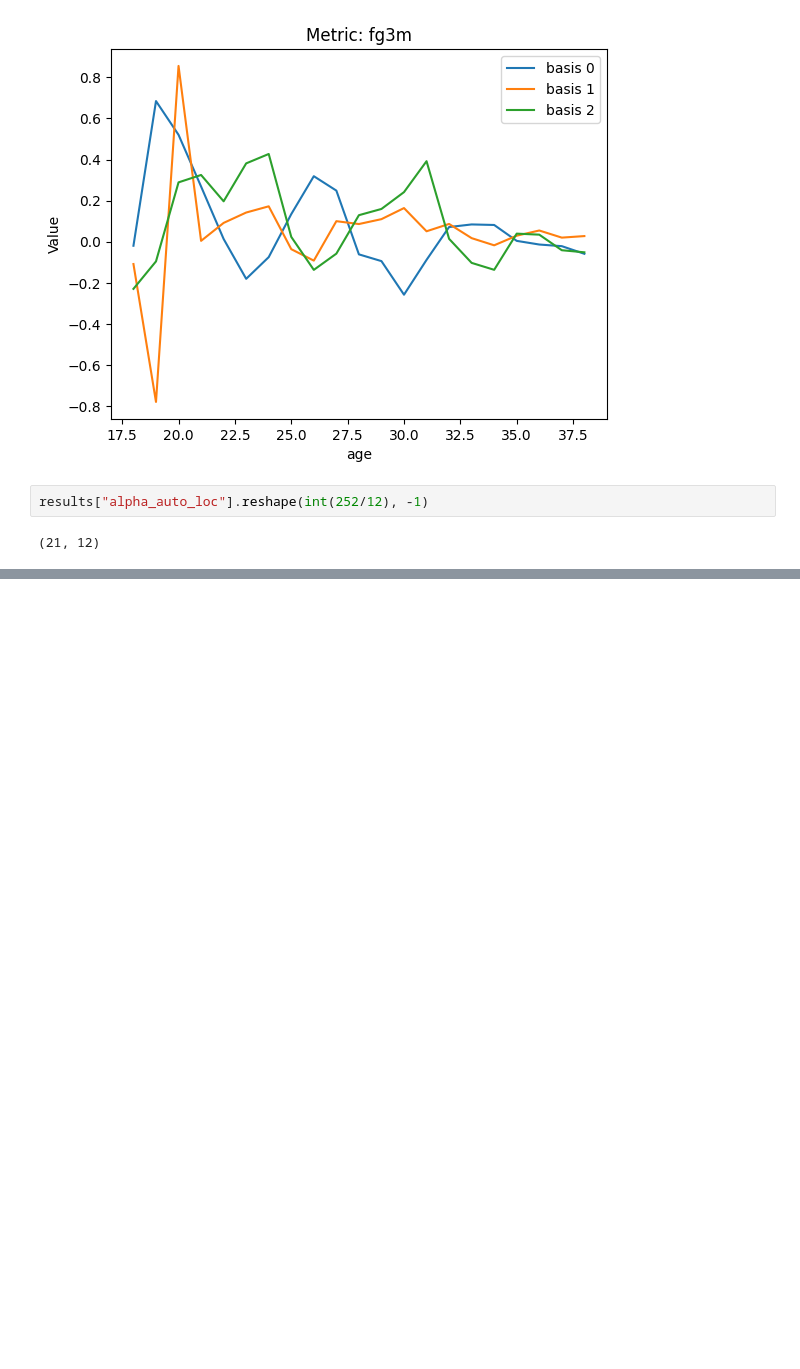
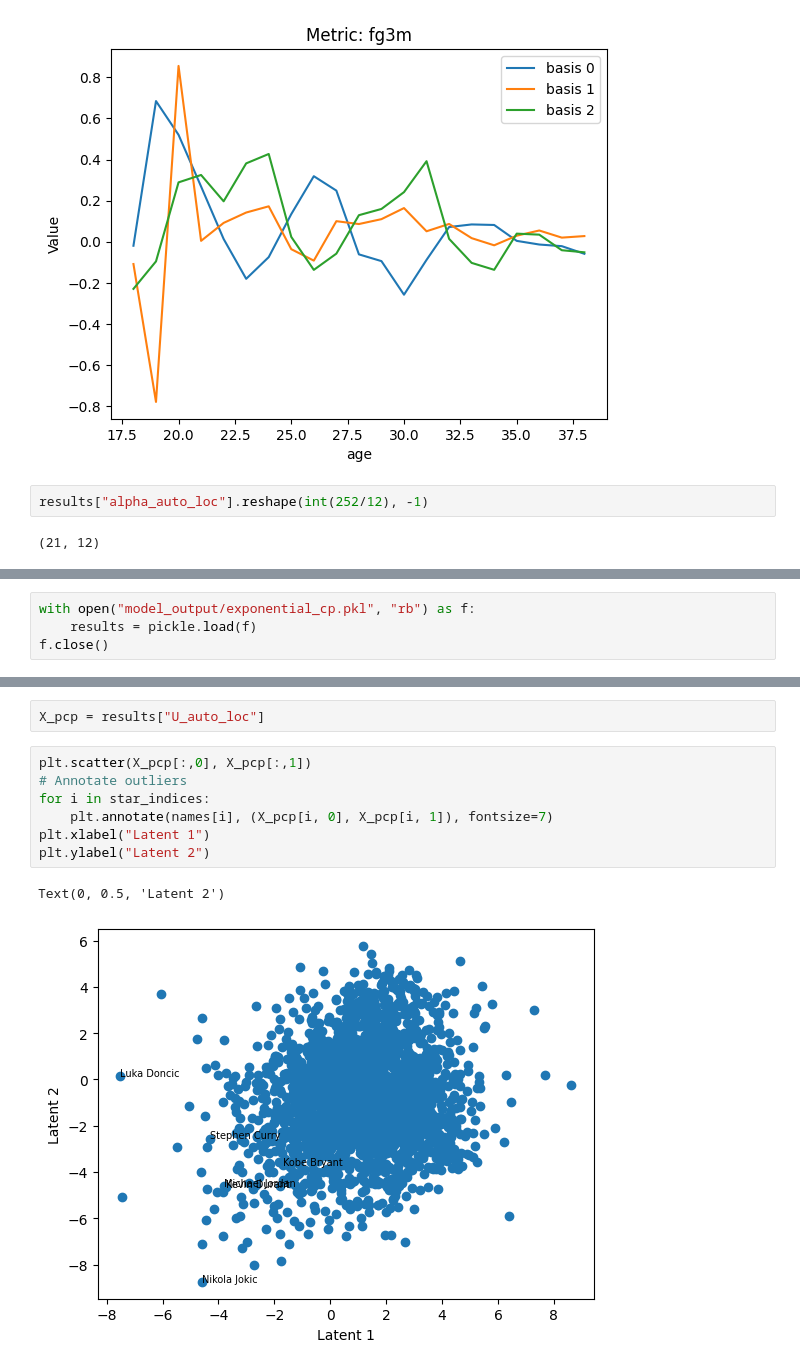
Before and after one commit to abrahme/nba_functional_analysis, a Jupyter notebook: HSGPFunctional.ipynb, the cells around one changed output, grey strips where cells are left out. Cells and saved outputs as stored; diff of their text form; blank space fills up the shorter version.

```diff
--- a/HSGPFunctional.ipynb
+++ b/HSGPFunctional.ipynb
@@ -332,0 +353,4 @@ results["alpha_auto_loc"].reshape(int(252/12), -1)
+# %%
+with open("model_output/exponential_cp.pkl", "rb") as f:
+    results = pickle.load(f)
+f.close()
@@ -332,0 +364,12 @@ results["alpha_auto_loc"].reshape(int(252/12), -1)
+# %%
+X_pcp = results["U_auto_loc"]
+# %%
+plt.scatter(X_pcp[:,0], X_pcp[:,1])
+# Annotate outliers
+for i in star_indices:
+    plt.annotate(names[i], (X_pcp[i, 0], X_pcp[i, 1]), fontsize=7)
+plt.xlabel("Latent 1")
+plt.ylabel("Latent 2")
+# %% [output]
+Text(0, 0.5, 'Latent 2')
+[figure, added]
```
Also changed, not shown: parts of 12 cells of this notebook, 3 other files.
